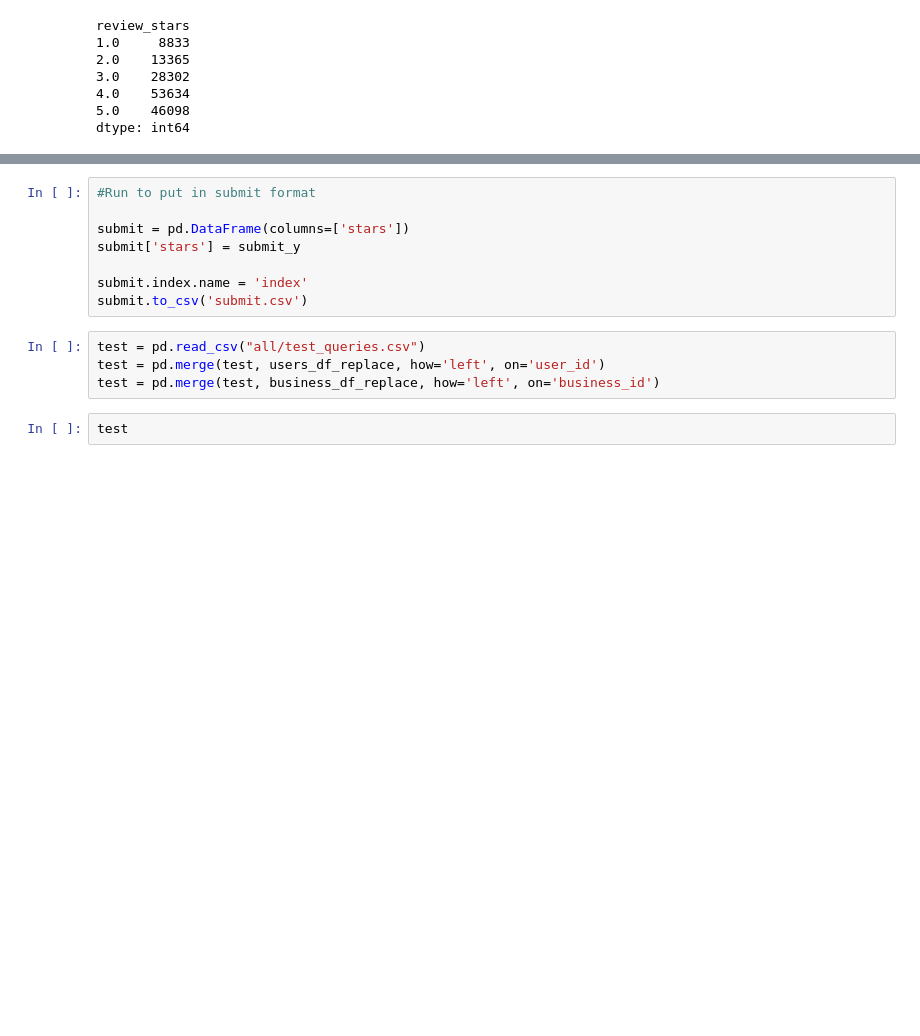
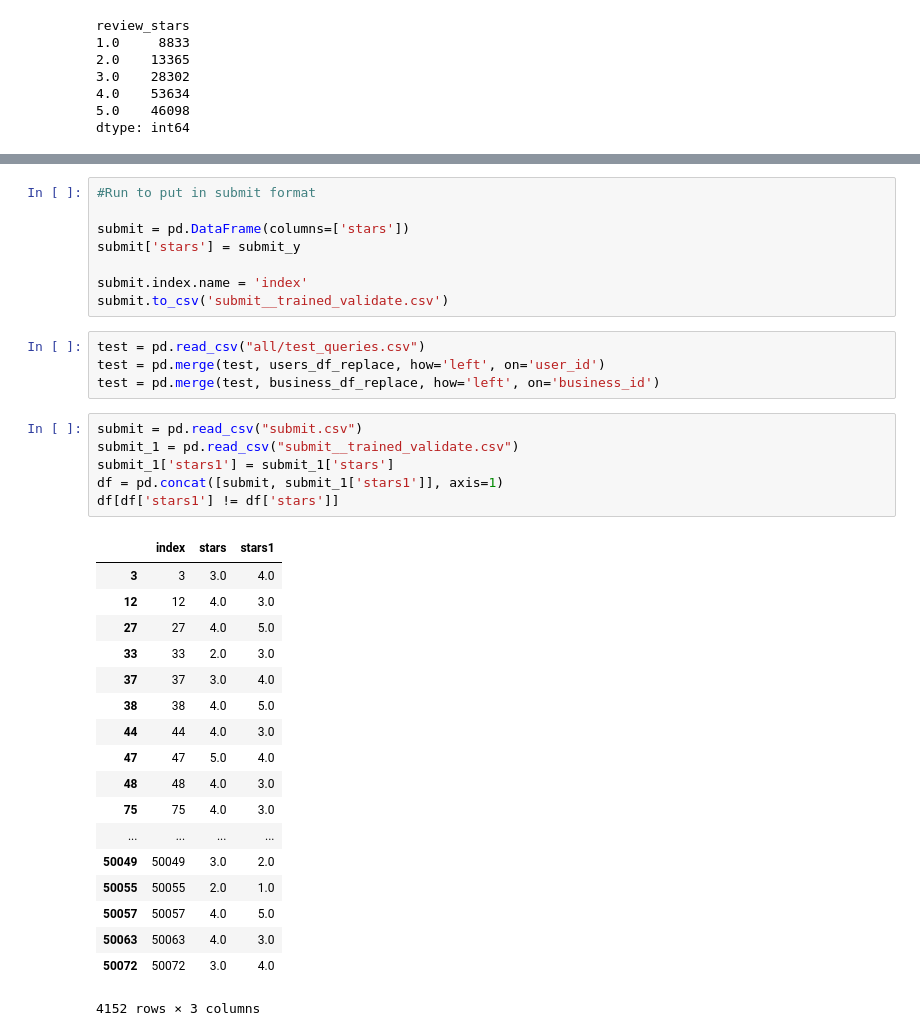
Before and after one commit to kenqgu/CS-145-Yelp-Rating-Predictor, a Jupyter notebook: Preprocessing Notebook.ipynb, the cells around one changed output, grey strips where cells are left out. Drawn from its saved outputs; the diff is of its cells as text; blank space fills up the shorter version.

```diff
--- a/Preprocessing Notebook.ipynb
+++ b/Preprocessing Notebook.ipynb
@@ -457,10 +546,33 @@ submit = pd.DataFrame(columns=['stars'])
 submit['stars'] = submit_y
 
 submit.index.name = 'index'
-submit.to_csv('submit.csv')
+submit.to_csv('submit__trained_validate.csv')
 # %%
 test = pd.read_csv("all/test_queries.csv")
 test = pd.merge(test, users_df_replace, how='left', on='user_id')
 test = pd.merge(test, business_df_replace, how='left', on='business_id')
-# %%
-test
+# %%
+submit = pd.read_csv("submit.csv")
+submit_1 = pd.read_csv("submit__trained_validate.csv")
+submit_1['stars1'] = submit_1['stars']
+df = pd.concat([submit, submit_1['stars1']], axis=1)
+df[df['stars1'] != df['stars']]
+# %% [output]
+|  | index | stars | stars1 |
+| 3 | 3 | 3.0 | 4.0 |
+| 12 | 12 | 4.0 | 3.0 |
+| 27 | 27 | 4.0 | 5.0 |
+| 33 | 33 | 2.0 | 3.0 |
+| 37 | 37 | 3.0 | 4.0 |
+| 38 | 38 | 4.0 | 5.0 |
+| 44 | 44 | 4.0 | 3.0 |
+| 47 | 47 | 5.0 | 4.0 |
+| 48 | 48 | 4.0 | 3.0 |
+| 75 | 75 | 4.0 | 3.0 |
+| ... | ... | ... | ... |
+| 50049 | 50049 | 3.0 | 2.0 |
+| 50055 | 50055 | 2.0 | 1.0 |
+| 50057 | 50057 | 4.0 | 5.0 |
+| 50063 | 50063 | 4.0 | 3.0 |
+| 50072 | 50072 | 3.0 | 4.0 |
+4152 rows × 3 columns
```
Also changed, not shown: parts of 19 cells of this notebook.
